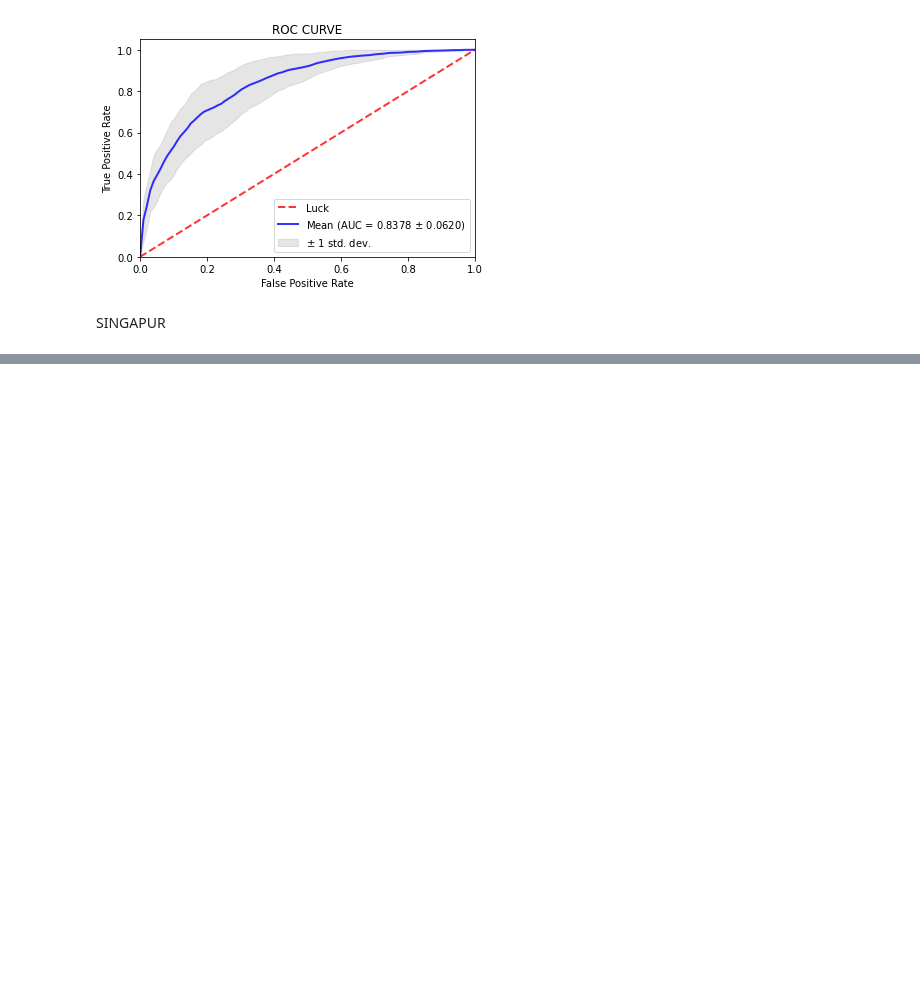
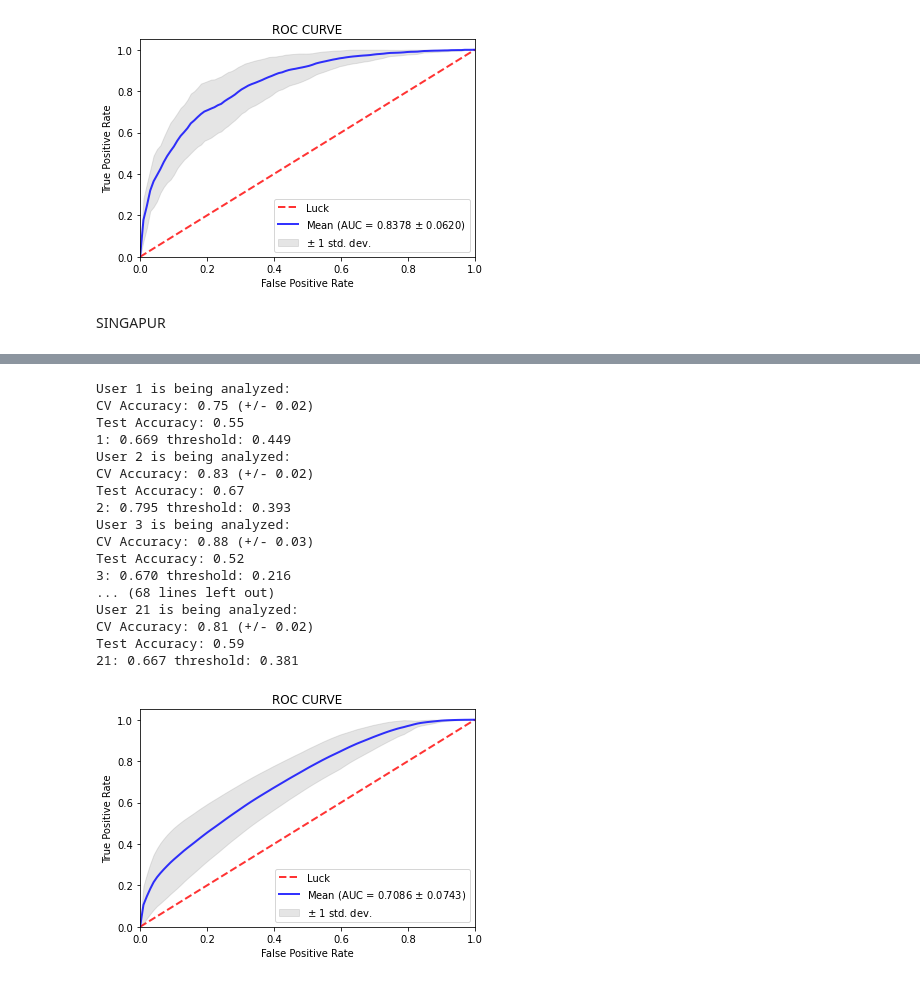
Before and after one commit to killzone10/mouse_dynamics, a Jupyter notebook: main.ipynb, the cells around one changed output, grey strips where cells are left out. Saved outputs shown, nothing was run; the diff lists cells and outputs as text; code cells hidden in the pictures; blank space fills up the shorter version.

```diff
--- a/main.ipynb
+++ b/main.ipynb
@@ -396,0 +419,9 @@ Test Accuracy: 0.69
+# %%
+users = [1,2,3,4,5,6,7,8,9,10,11,12,13,14,15,16, 17, 18, 19, 20, 21]
+dfl_reader = DataReaderDfl(DFL, users, False, limit = 1000)
+dfl_reader.processDataWithoutLabels()
+# %%
+
+path = dfl_reader.getFile()
+dflAnalyser = nonLegalityAnalyser(path)
+print(dflAnalyser.countActions())
@@ -396,0 +448,43 @@ Test Accuracy: 0.69
+# %%
+shuffle = True
+fpr = {}
+tpr = {}
+roc_auc = {}
+for legalUser in users:
+    dataset = dflAnalyser.createTrainingDataWithLabel(legalUser)
+    X = dataset[:, 0:-1]
+    y = dataset[:, -1]
+    X_train, X_validation, y_train, y_validation = dflAnalyser.trainingTestSplit(X, y, TEST_SIZE, shuffle)
+    model = RFModel(dataset, users)
+    fpr[legalUser], tpr[legalUser], thr = model.evaluate(X_train, y_train, X_validation, y_validation, scale = True, user = legalUser)
+    threshold = -1
+    try:
+        eer = brentq(lambda x: 1. - x - interp1d(fpr[legalUser], tpr[legalUser])(x), 0., 1.) ## brentq znajdowanie 0 , interpid interpolacja
+        threshold = interp1d(fpr[legalUser], thr)(eer)
+
+    except (ZeroDivisionError, ValueError):
+        print("Division by zero")
+
+    roc_auc[legalUser] = auc(fpr[legalUser], tpr[legalUser])
+    print(f"{legalUser}: {roc_auc[legalUser]:.3f} threshold: {threshold:.3f}")
+
+plotROCs(fpr, tpr, roc_auc, users)
+# %% [output]
+User 1 is being analyzed:
+CV Accuracy: 0.75 (+/- 0.02)
+Test Accuracy: 0.55
+1: 0.669 threshold: 0.449
+User 2 is being analyzed:
+CV Accuracy: 0.83 (+/- 0.02)
+Test Accuracy: 0.67
+2: 0.795 threshold: 0.393
+User 3 is being analyzed:
+CV Accuracy: 0.88 (+/- 0.03)
+Test Accuracy: 0.52
+3: 0.670 threshold: 0.216
+... (68 lines left out)
+User 21 is being analyzed:
+CV Accuracy: 0.81 (+/- 0.02)
+Test Accuracy: 0.59
+21: 0.667 threshold: 0.381
+[figure, added]
```
Also changed, not shown: parts of 20 cells of this notebook, 12 other files.
